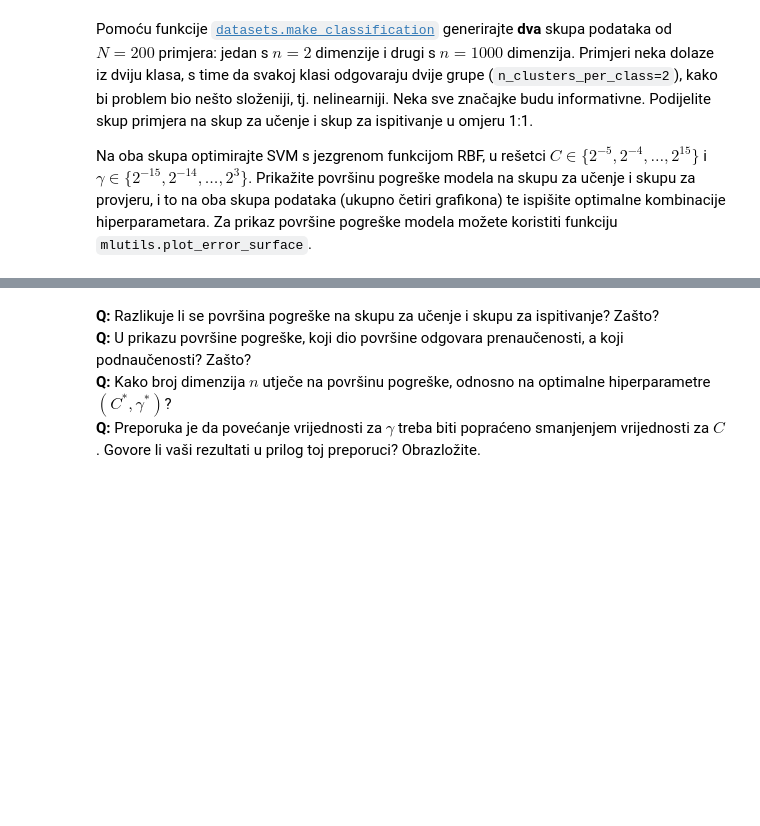
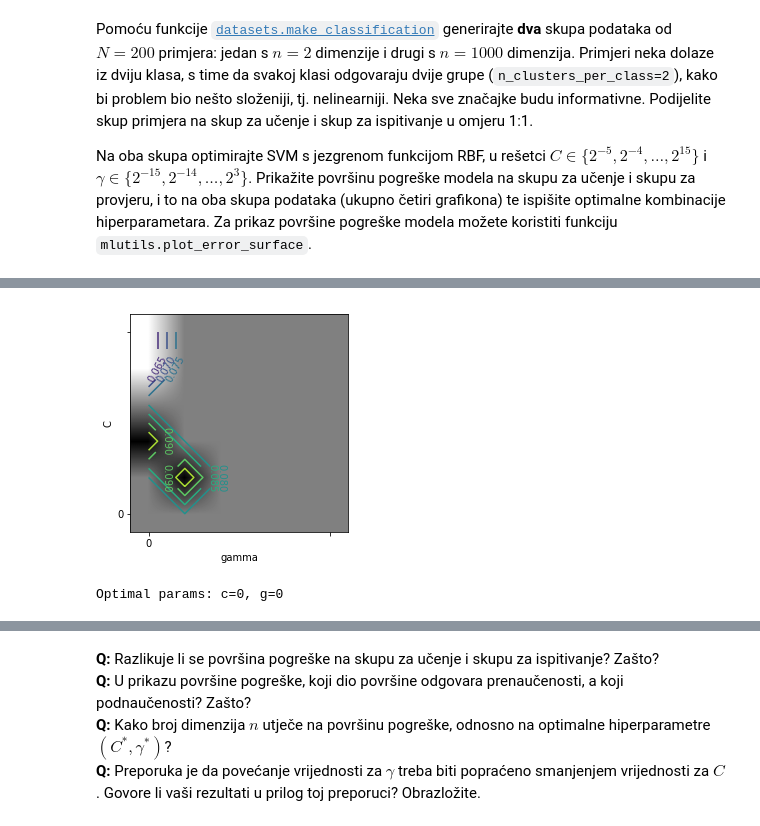
Before and after one commit to tkukurin/Lab.MachineLearning, a Jupyter notebook: lab03-2017.ipynb, the cells around one changed output, grey strips where cells are left out. Drawn from its saved outputs; the diff is of its cells as text; code cells hidden in the pictures; blank space fills up the shorter version.

```diff
--- a/lab03-2017.ipynb
+++ b/lab03-2017.ipynb
@@ -225,0 +229,10 @@ grid_search(X1_train, X1_test, y1_train, y1_test)
+# %%
+mlutils.plot_error_surface(error_test)
+# %% [output]
+[figure, added]
+# %%
+cmin, gmin, error_train, error_test = grid_search(
+  X2_train, X2_test, y2_train, y2_test, error_surface=True)
+print('Optimal params: c=%s, g=%s' % (cmin, gmin))
+# %% [output]
+Optimal params: c=0, g=0
```
Also changed, not shown: parts of 16 cells of this notebook.
